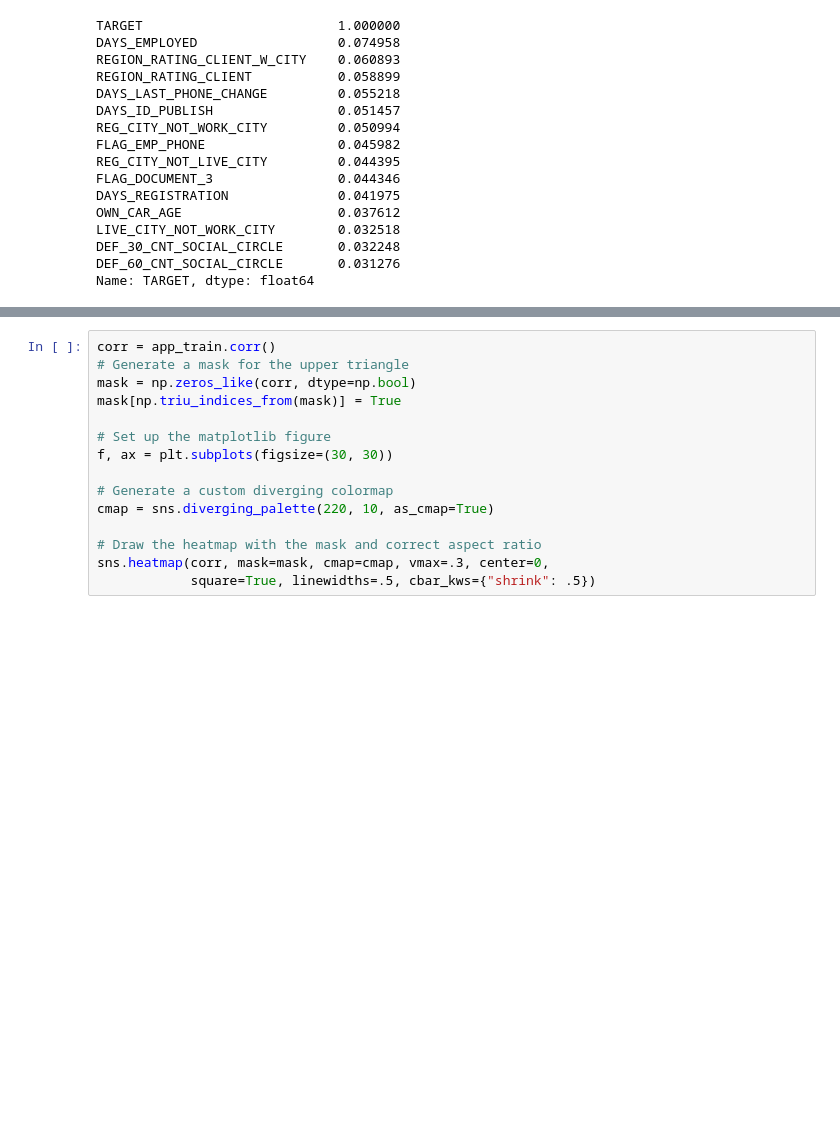
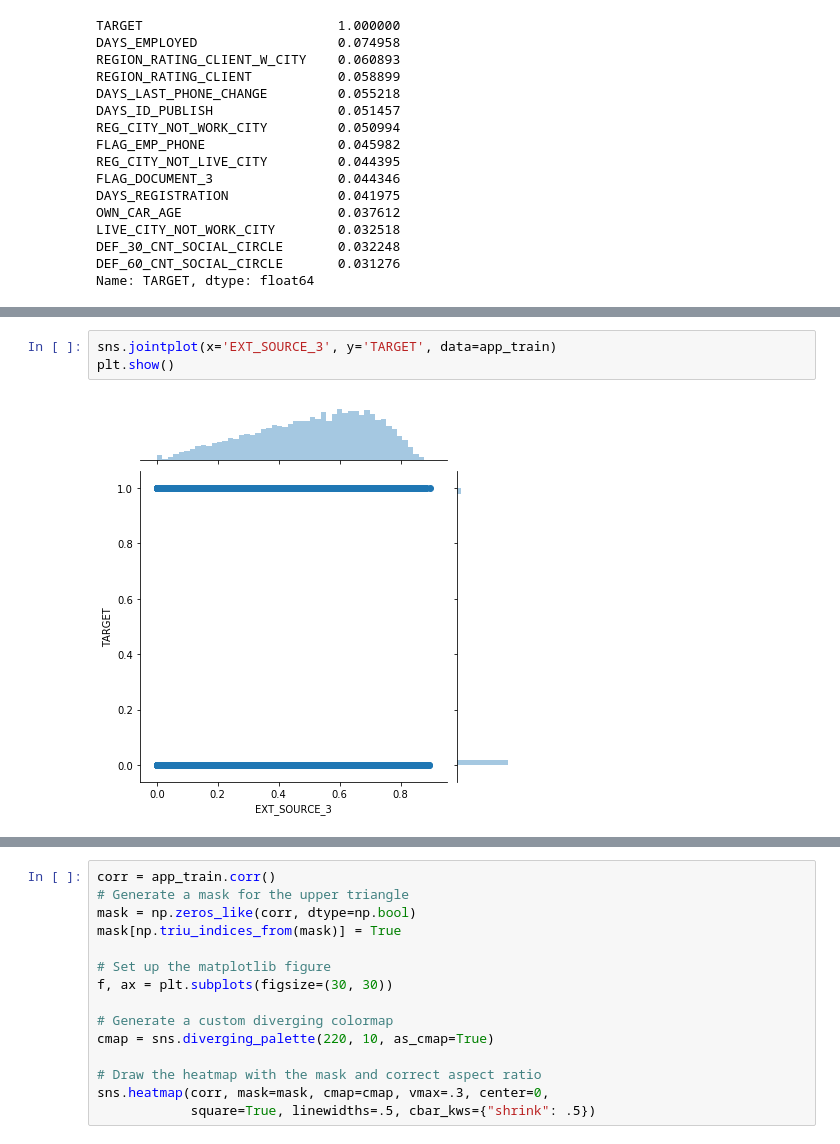
Before and after one commit to jasonliu1990/2nd-ML100Days, a Jupyter notebook: homework/Day_010_HW.ipynb, the cells around one changed output, grey strips where cells are left out. Cells and saved outputs as stored; diff of their text form; blank space fills up the shorter version.

```diff
--- a/homework/Day_010_HW.ipynb
+++ b/homework/Day_010_HW.ipynb
@@ -136,0 +131,5 @@ plt.show()
+# %%
+sns.jointplot(x='EXT_SOURCE_3', y='TARGET', data=app_train)
+plt.show()
+# %% [output]
+[figure, added]
```
Also changed, not shown: parts of 5 cells of this notebook.
